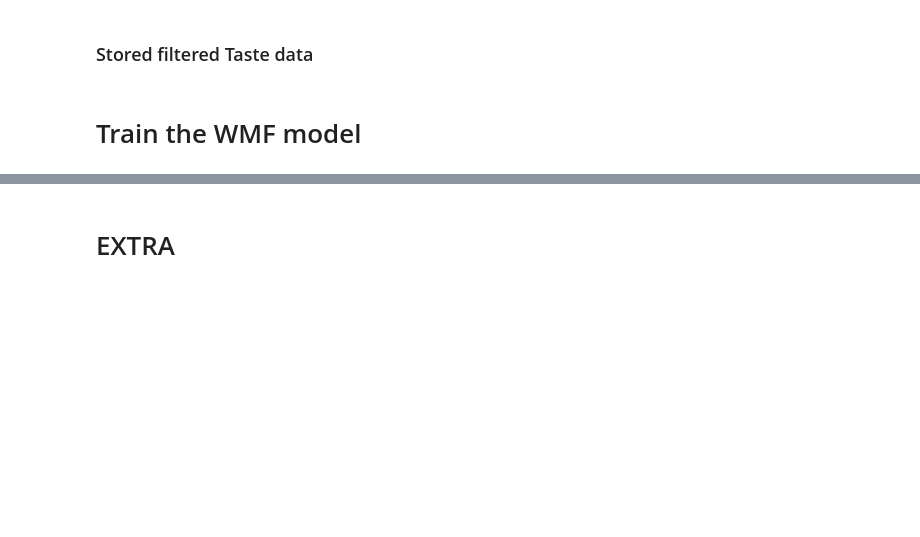
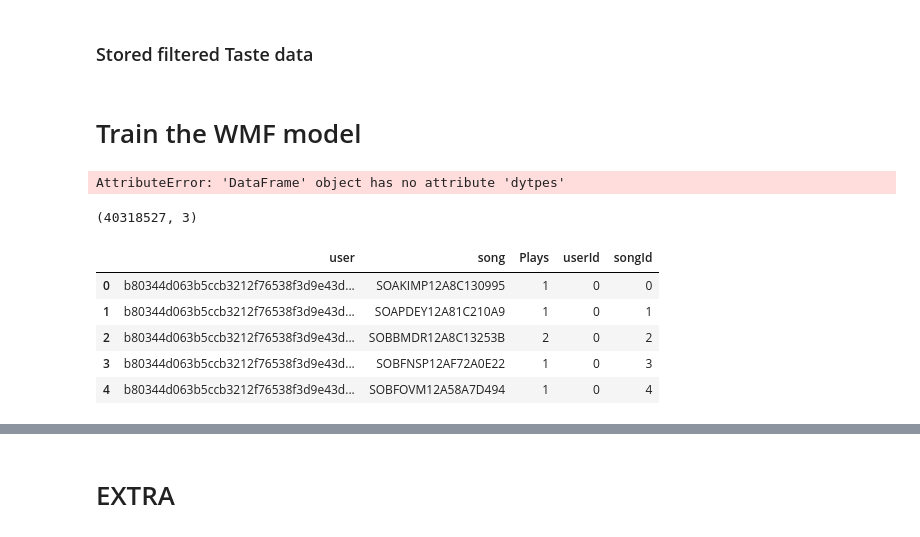
Before and after one commit to daniellengyel/music-cs182, a Jupyter notebook: CollaborativeFiltering.ipynb, the cells around one changed output, grey strips where cells are left out. Saved outputs shown, nothing was run; the diff lists cells and outputs as text; code cells hidden in the pictures; blank space fills up the shorter version.

```diff
--- a/CollaborativeFiltering.ipynb
+++ b/CollaborativeFiltering.ipynb
@@ -230,0 +233,8 @@ prep_data["song"] = prep_data["song"].map(lambda x: song_mapping[x])
+# %%
+prep_data = prep_data.astype({'user': np.str, 'song': np.str, 'play_count': np.int32})
+# %% [output]
+AttributeError: 'DataFrame' object has no attribute 'dytpes'
+# %%
+filtered_data.shape
+# %% [output]
+(40318527, 3)
@@ -230,0 +245,13 @@ prep_data["song"] = prep_data["song"].map(lambda x: song_mapping[x])
+# %%
+d = pd.read_csv("prep_cf_data.txt", sep="\t", header=None)
+# %%
+d.columns =["user", "song", "Plays", "userId", "songId"]
+# %%
+d.head()
+# %% [output]
+|  | user | song | Plays | userId | songId |
+| 0 | b80344d063b5ccb3212f76538f3d9e43d... | SOAKIMP12A8C130995 | 1 | 0 | 0 |
+| 1 | b80344d063b5ccb3212f76538f3d9e43d... | SOAPDEY12A81C210A9 | 1 | 0 | 1 |
+| 2 | b80344d063b5ccb3212f76538f3d9e43d... | SOBBMDR12A8C13253B | 2 | 0 | 2 |
+| 3 | b80344d063b5ccb3212f76538f3d9e43d... | SOBFNSP12AF72A0E22 | 1 | 0 | 3 |
+| 4 | b80344d063b5ccb3212f76538f3d9e43d... | SOBFOVM12A58A7D494 | 1 | 0 | 4 |
```
Also changed, not shown: parts of 42 cells of this notebook, 3 other files.
